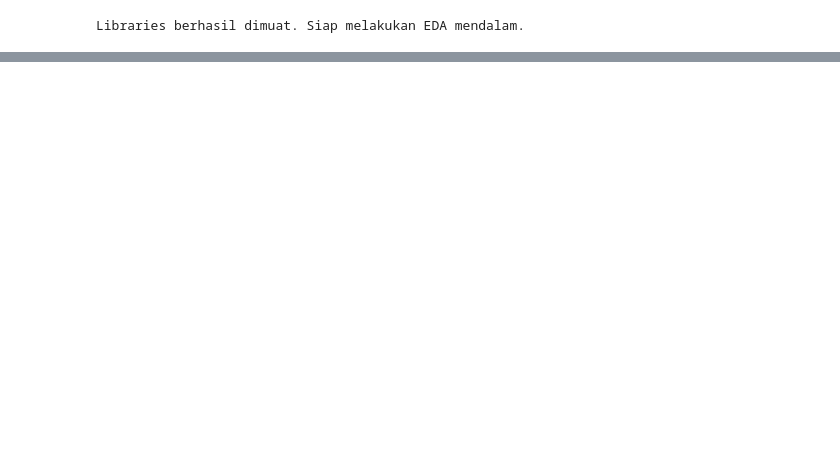
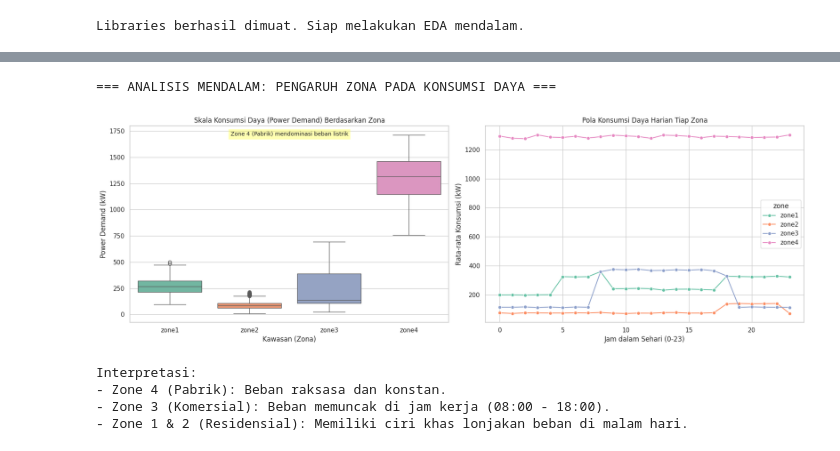
Before and after one commit to Andika-RA/Smart-Energy-Management-System, a Jupyter notebook: python-ml-service/notebooks/EDA.ipynb, the cells around one changed output, grey strips where cells are left out. Drawn from its saved outputs; the diff is of its cells as text; code cells hidden in the pictures; blank space fills up the shorter version.

```diff
--- a/python-ml-service/notebooks/EDA.ipynb
+++ b/python-ml-service/notebooks/EDA.ipynb
@@ -97,3 +97,37 @@ plt.show()
+# %%
+print("=== ANALISIS MENDALAM: PENGARUH ZONA PADA KONSUMSI DAYA ===")
+
+fig, axes = plt.subplots(1, 2, figsize=(18, 6))
+
+# Grafik 1: Boxplot skala konsumsi per zona
+sns.boxplot(data=df_power, x='zone', y='power_demand', hue='zone', palette='Set2', ax=axes[0])
+axes[0].set_title('Skala Konsumsi Daya (Power Demand) Berdasarkan Zona')
+axes[0].set_xlabel('Kawasan (Zona)')
+axes[0].set_ylabel('Power Demand (kW)')
+axes[0].text(0.5, 0.95, 'Zone 4 (Pabrik) mendominasi beban listrik',
+             horizontalalignment='center', transform=axes[0].transAxes,
+             fontsize=10, bbox=dict(facecolor='yellow', alpha=0.3))
+
+# Grafik 2: Tren beban harian per zona (Lineplot)
+sns.lineplot(data=df_power, x='hour', y='power_demand', hue='zone', marker='o', errorbar=None, palette='Set2', ax=axes[1])
+axes[1].set_title('Pola Konsumsi Daya Harian Tiap Zona')
+axes[1].set_xlabel('Jam dalam Sehari (0-23)')
+axes[1].set_ylabel('Rata-rata Konsumsi (kW)')
+
+plt.tight_layout()
+plt.show()
+
+print("Interpretasi:")
+print("- Zone 4 (Pabrik): Beban raksasa dan konstan.")
+print("- Zone 3 (Komersial): Beban memuncak di jam kerja (08:00 - 18:00).")
+print("- Zone 1 & 2 (Residensial): Memiliki ciri khas lonjakan beban di malam hari.")
+# %% [output]
+=== ANALISIS MENDALAM: PENGARUH ZONA PADA KONSUMSI DAYA ===
+[figure, added]
+Interpretasi:
+- Zone 4 (Pabrik): Beban raksasa dan konstan.
+- Zone 3 (Komersial): Beban memuncak di jam kerja (08:00 - 18:00).
+- Zone 1 & 2 (Residensial): Memiliki ciri khas lonjakan beban di malam hari.
 # %%
 plt.figure(figsize=(8, 5))
 # Memilih hanya kolom numerik untuk korelasi
```
Also changed, not shown: parts of 14 cells of this notebook, 5 other files.
